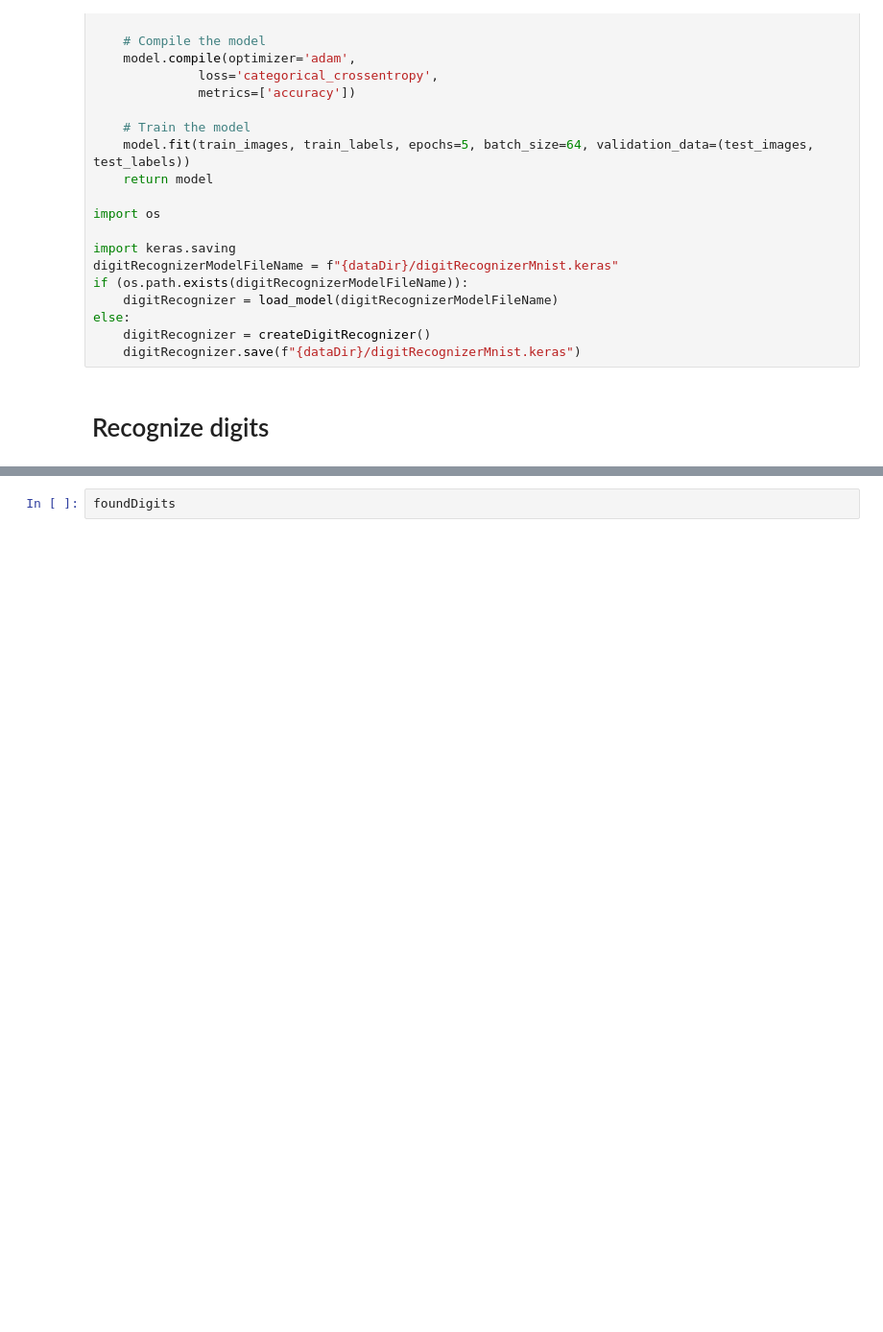
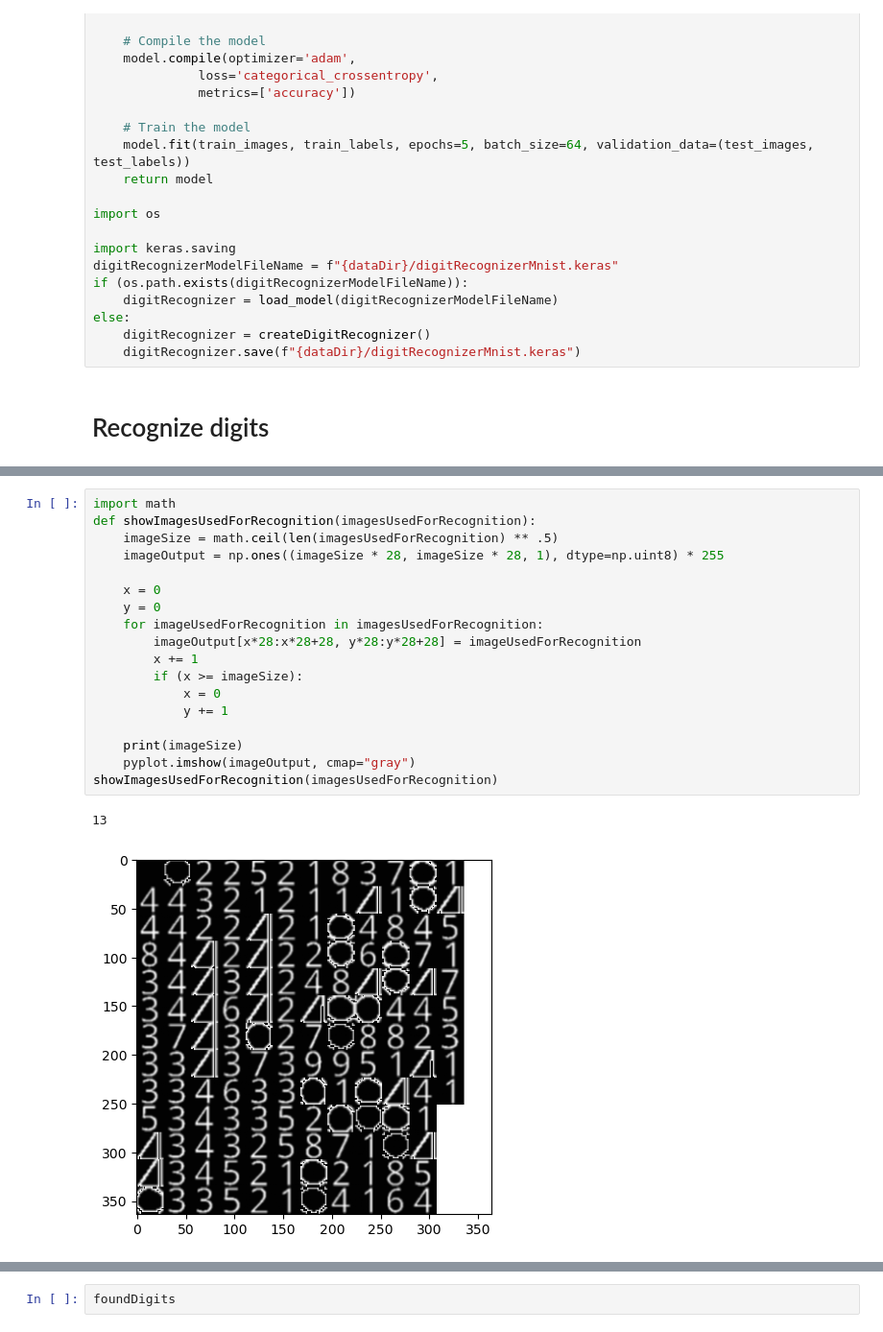
Before and after one commit to igloo81/nonogram, a Jupyter notebook: NonoGram start.ipynb, the cells around one changed output, grey strips where cells are left out. Shown at 96% size. Saved outputs shown, nothing was run; the diff lists cells and outputs as text; blank space fills up the shorter version.

```diff
--- a/NonoGram start.ipynb
+++ b/NonoGram start.ipynb
@@ -223,3 +238,24 @@ no digit found: 4 (226, 170, 1694, 1128) 1.50177304964539 [[0. 0. 0. 0. 1. 0. 0.
+# %%
+import math
+def showImagesUsedForRecognition(imagesUsedForRecognition):
+    imageSize = math.ceil(len(imagesUsedForRecognition) ** .5)
+    imageOutput = np.ones((imageSize * 28, imageSize * 28, 1), dtype=np.uint8) * 255
+
+    x = 0
+    y = 0
+    for imageUsedForRecognition in imagesUsedForRecognition:
+        imageOutput[x*28:x*28+28, y*28:y*28+28] = imageUsedForRecognition
+        x += 1
+        if (x >= imageSize):
+            x = 0
+            y += 1
+
+    print(imageSize)
+    pyplot.imshow(imageOutput, cmap="gray")
+showImagesUsedForRecognition(imagesUsedForRecognition)
+# %% [output]
+13
+[figure, added]
 # %%
 def removeOverlappingDigits(foundDigits):
     result = []
```
Also changed, not shown: parts of 4 cells of this notebook.
